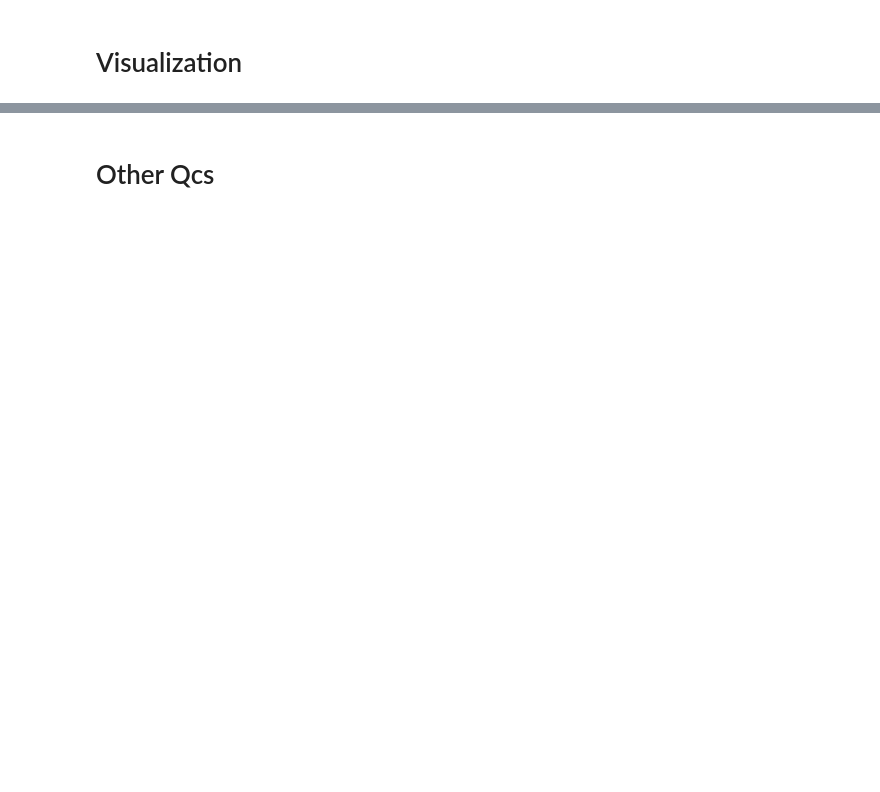
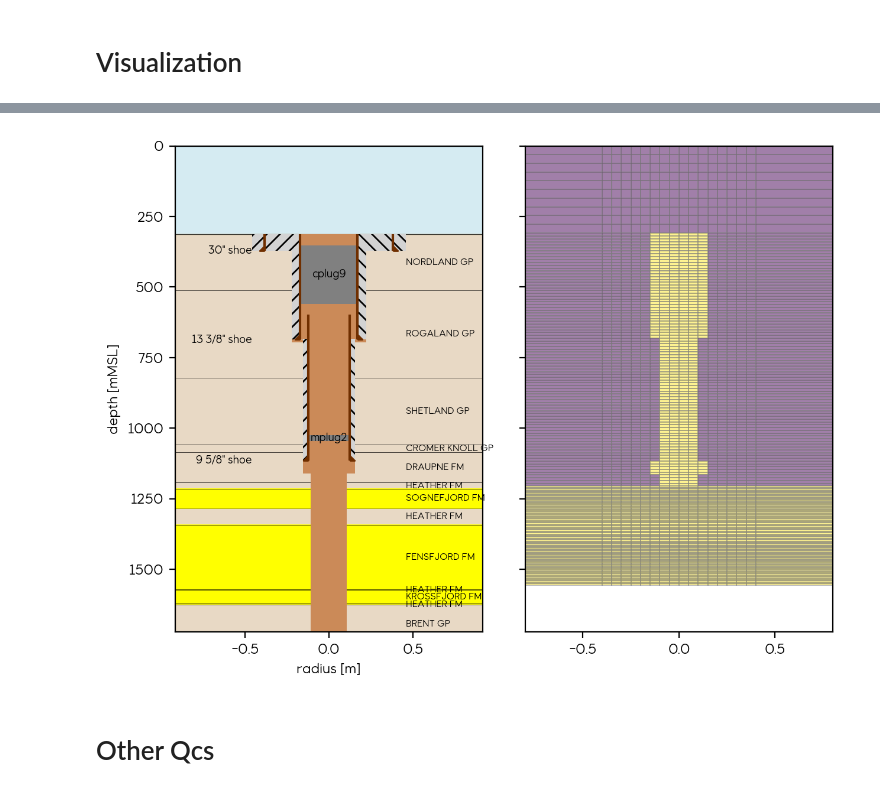
Before and after one commit to equinor/SCREEN, a Jupyter notebook: notebooks/pflotran_gap.ipynb, the cells around one changed output, grey strips where cells are left out. Cells and saved outputs as stored; diff of their text form; code cells hidden in the pictures; blank space fills up the shorter version.

```diff
--- a/notebooks/pflotran_gap.ipynb
+++ b/notebooks/pflotran_gap.ipynb
@@ -527,10 +590,12 @@ for fig in figures:
 # %%
 # LGR grid from pflotran output
 PROPS = 'TRANZ'
 PROPS = 'PERMX'
-PROPS = 'PERMX'
+PROPS = 'EQLNUM'
 # plot it
 plot_grid(my_well, grid_lgr, prop=PROPS)
+# %% [output]
+[figure, added]
 # %%
 # LGR grid from dataframe
 grid_refine = lgr.grid_refine
```
Also changed, not shown: parts of 18 cells of this notebook.
